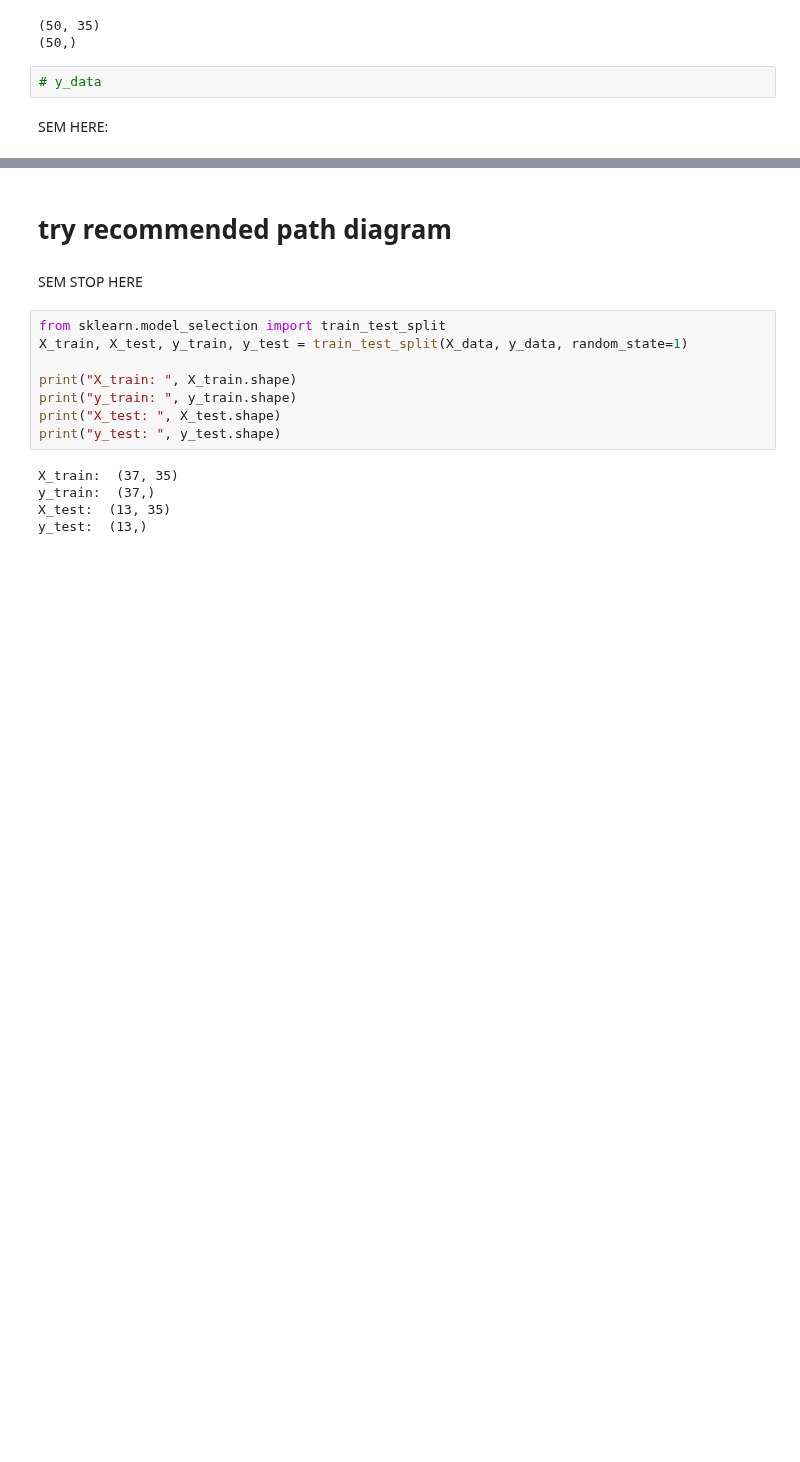
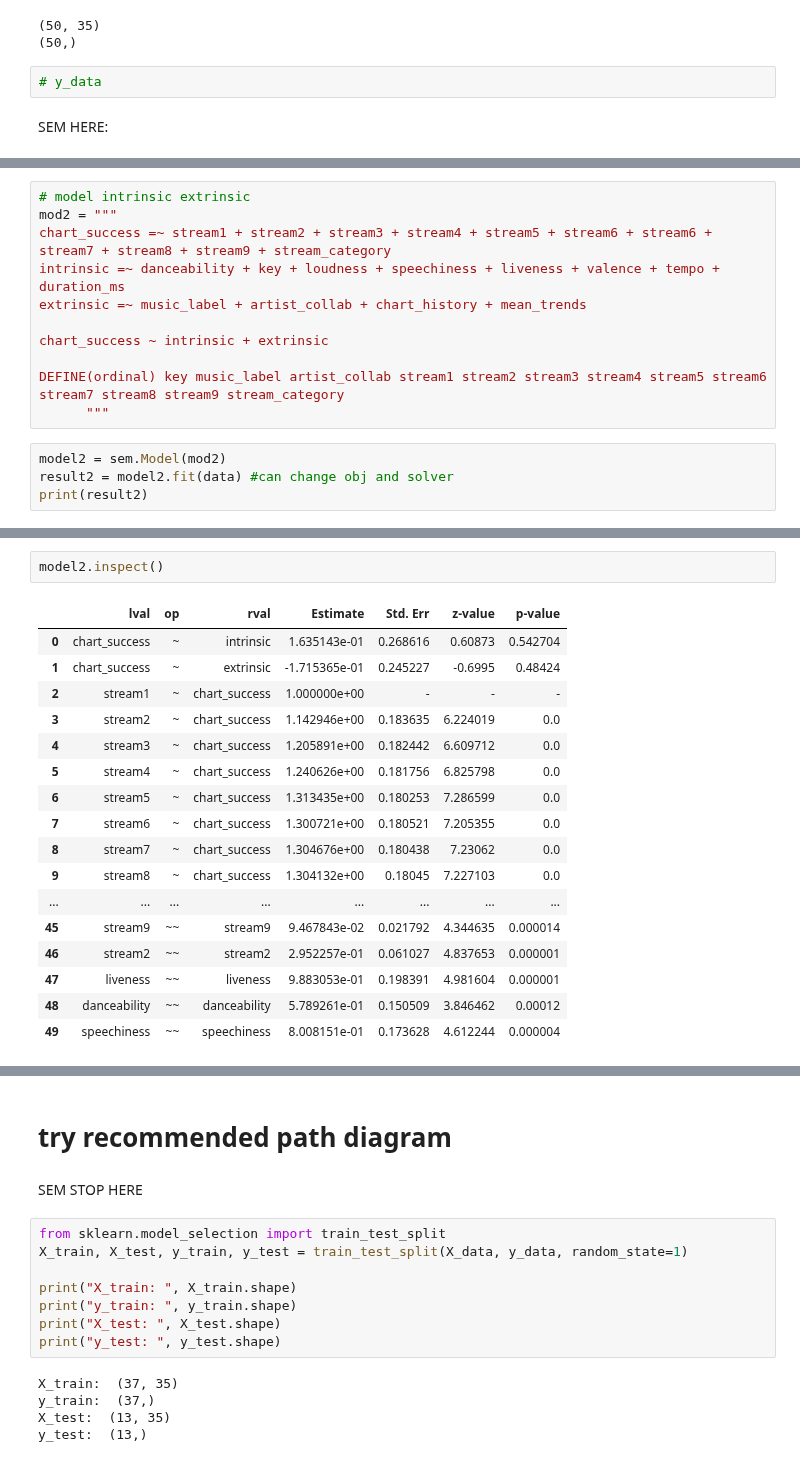
Before and after one commit to dlsucomet/aWit-trial, a Jupyter notebook: LEGIT LEGIT 032023/legit/BASIC/Normalization.ipynb, the cells around one changed output, grey strips where cells are left out. Drawn from its saved outputs; the diff is of its cells as text; blank space fills up the shorter version.

```diff
--- a/LEGIT LEGIT 032023/legit/BASIC/Normalization.ipynb
+++ b/LEGIT LEGIT 032023/legit/BASIC/Normalization.ipynb
@@ -629,3 +650,18 @@ g = sem.semplot(model, "pd1.png")
 g
 # %% [output]
 [drawing not drawn]
+# %%
+# model intrinsic extrinsic
+mod2 = """
+chart_success =~ stream1 + stream2 + stream3 + stream4 + stream5 + stream6 + stream6 + stream7 + stream8 + stream9 + stream_category
+intrinsic =~ danceability + key + loudness + speechiness + liveness + valence + tempo + duration_ms
+extrinsic =~ music_label + artist_collab + chart_history + mean_trends
+
+chart_success ~ intrinsic + extrinsic
+
+DEFINE(ordinal) key music_label artist_collab stream1 stream2 stream3 stream4 stream5 stream6 stream7 stream8 stream9 stream_category
+      """
+# %%
+model2 = sem.Model(mod2)
+result2 = model2.fit(data) #can change obj and solver
+print(result2)
@@ -631,0 +677,20 @@ g
+# %%
+model2.inspect()
+# %% [output]
+|  | lval | op | rval | Estimate | Std. Err | z-value | p-value |
+| 0 | chart_success | ~ | intrinsic | 1.635143e-01 | 0.268616 | 0.60873 | 0.542704 |
+| 1 | chart_success | ~ | extrinsic | -1.715365e-01 | 0.245227 | -0.6995 | 0.48424 |
+| 2 | stream1 | ~ | chart_success | 1.000000e+00 | - | - | - |
+| 3 | stream2 | ~ | chart_success | 1.142946e+00 | 0.183635 | 6.224019 | 0.0 |
+| 4 | stream3 | ~ | chart_success | 1.205891e+00 | 0.182442 | 6.609712 | 0.0 |
+| 5 | stream4 | ~ | chart_success | 1.240626e+00 | 0.181756 | 6.825798 | 0.0 |
+| 6 | stream5 | ~ | chart_success | 1.313435e+00 | 0.180253 | 7.286599 | 0.0 |
+| 7 | stream6 | ~ | chart_success | 1.300721e+00 | 0.180521 | 7.205355 | 0.0 |
+| 8 | stream7 | ~ | chart_success | 1.304676e+00 | 0.180438 | 7.23062 | 0.0 |
+| 9 | stream8 | ~ | chart_success | 1.304132e+00 | 0.18045 | 7.227103 | 0.0 |
+| ... | ... | ... | ... | ... | ... | ... | ... |
+| 45 | stream9 | ~~ | stream9 | 9.467843e-02 | 0.021792 | 4.344635 | 0.000014 |
+| 46 | stream2 | ~~ | stream2 | 2.952257e-01 | 0.061027 | 4.837653 | 0.000001 |
+| 47 | liveness | ~~ | liveness | 9.883053e-01 | 0.198391 | 4.981604 | 0.000001 |
+| 48 | danceability | ~~ | danceability | 5.789261e-01 | 0.150509 | 3.846462 | 0.00012 |
+| 49 | speechiness | ~~ | speechiness | 8.008151e-01 | 0.173628 | 4.612244 | 0.000004 |
```
Also changed, not shown: parts of 74 cells of this notebook, 9 other files.
